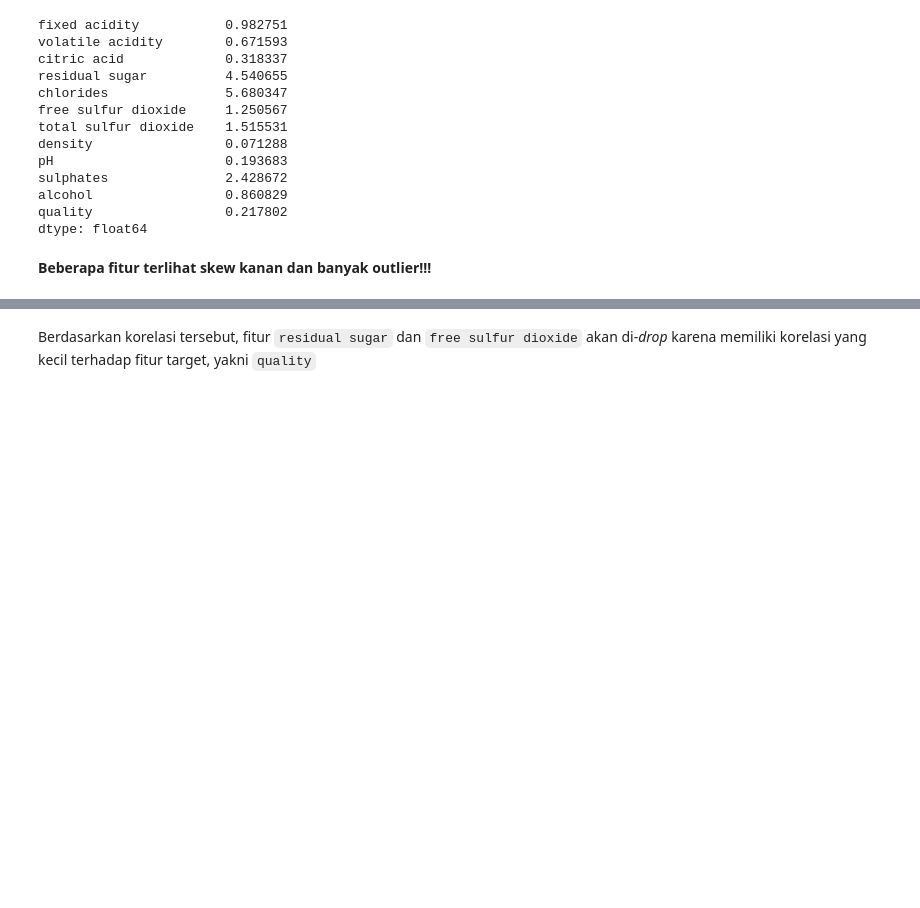
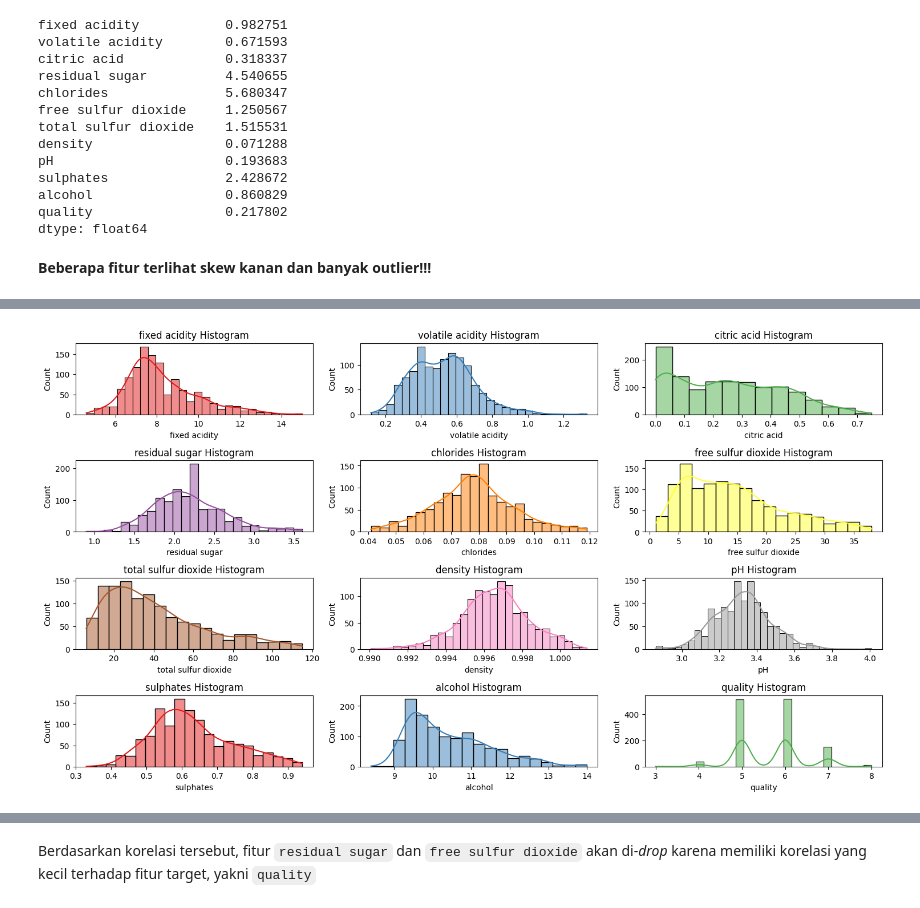
Before and after one commit to AndikaRT421/Dicoding-ML-Terapan, a Jupyter notebook: Proyek 1/Red_Wine_Quality_[Andika_Rahman_Teja].ipynb, the cells around one changed output, grey strips where cells are left out. Saved outputs shown, nothing was run; the diff lists cells and outputs as text; code cells hidden in the pictures; blank space fills up the shorter version.

```diff
--- a/Proyek 1/Red_Wine_Quality_[Andika_Rahman_Teja].ipynb
+++ b/Proyek 1/Red_Wine_Quality_[Andika_Rahman_Teja].ipynb
@@ -180,3 +181,20 @@ memory usage: 123.0 KB
+# %%
+# Histogram
+col_box = df.columns
+color_palette = sns.color_palette("Set1", len(col_box))
+plt.figure(figsize=(15, 10))
+
+for i, column in enumerate(col_box, 1):
+    plt.subplot((len(col_box) // 3) + 1, 3, i)
+    sns.histplot(data=df, x=column, color=color_palette[i - 1], kde=True)
+    plt.xlabel(column)
+    plt.title(f'{column} Histogram')
+
+plt.tight_layout()
+plt.savefig('Histogram(after).png')
+plt.show()
+# %% [output]
+[figure, added]
 # %%
 # kita cek lagi
 col_box = df.columns
```
Also changed, not shown: parts of 26 cells of this notebook, 17 other files.
